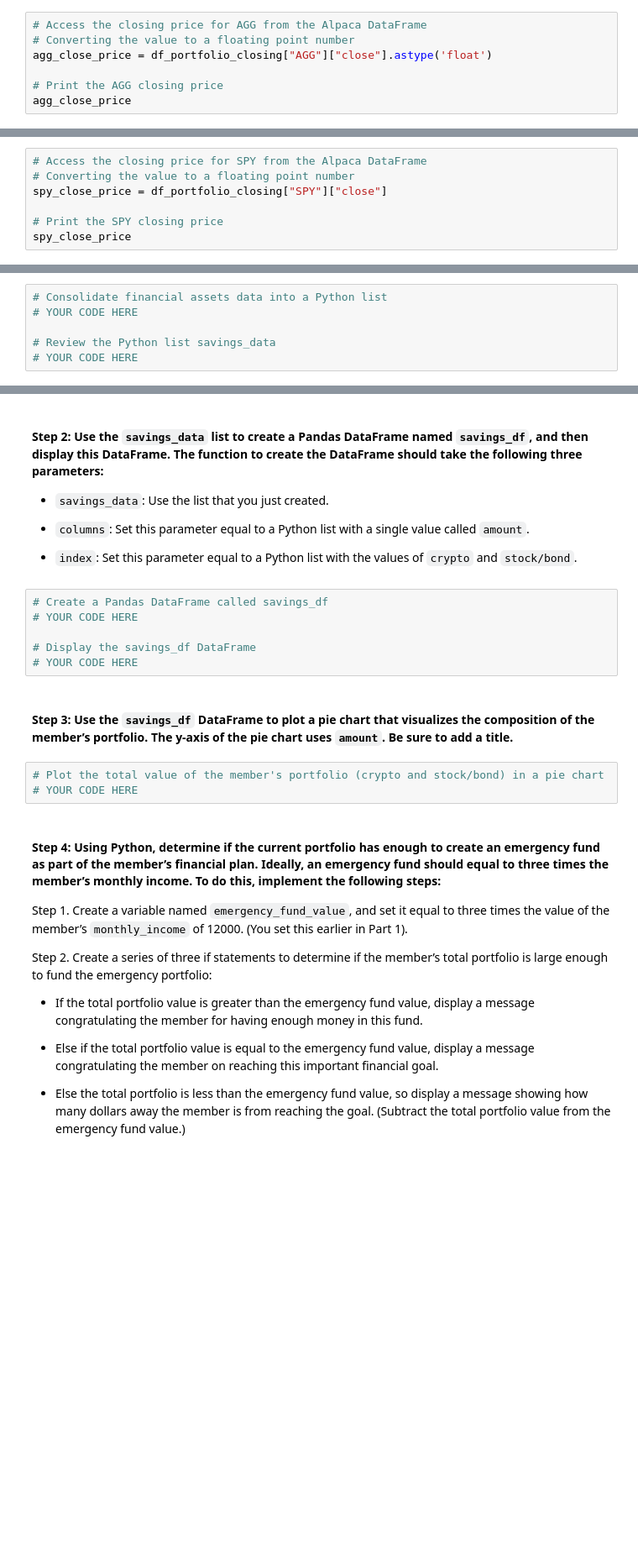
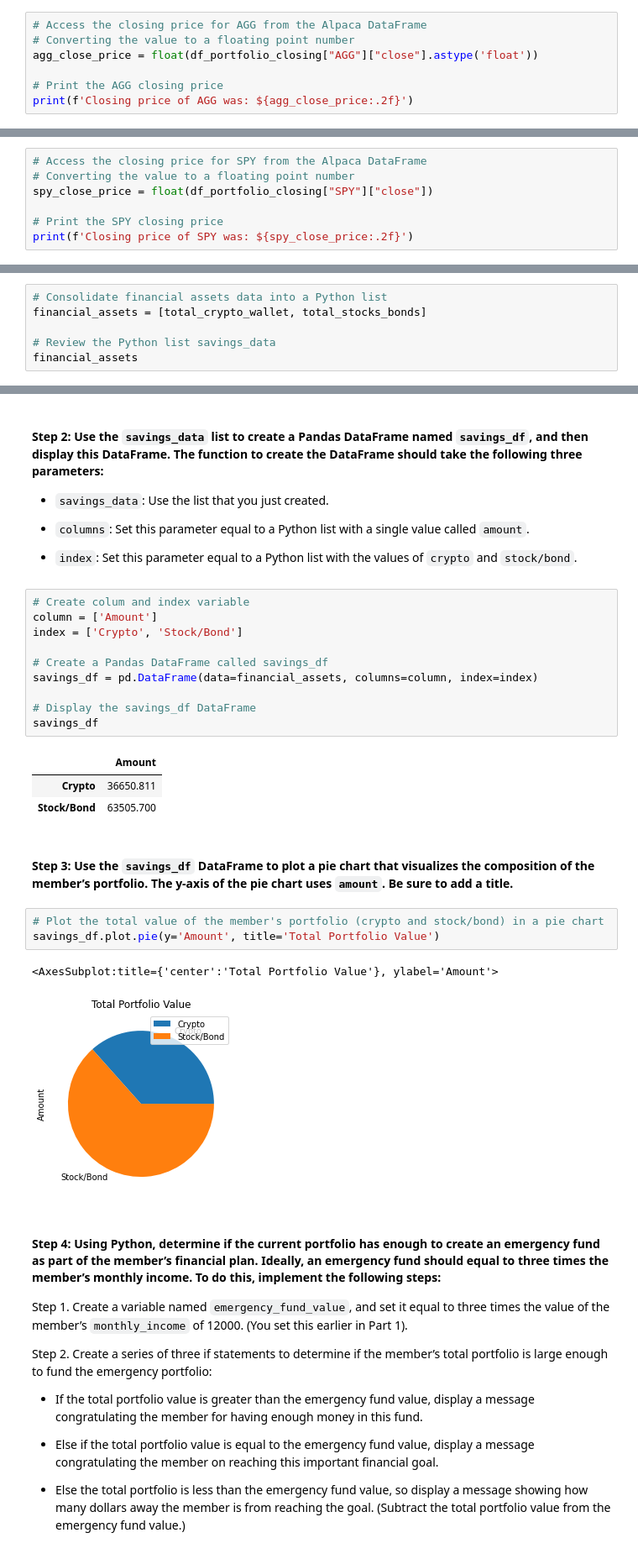
Before and after one commit to fredec96/Financial_Planner, a Jupyter notebook: financial_planning_tools.ipynb, the cells around one changed output, grey strips where cells are left out. Shown at 84% size. Saved outputs shown, nothing was run; the diff lists cells and outputs as text; blank space fills up the shorter version.

Commit message:
Done with Part 1 Financial Planner for Emergencies

```diff
--- a/financial_planning_tools.ipynb
+++ b/financial_planning_tools.ipynb
@@ -251,8 +251,8 @@ df_portfolio_closing.head(10)
 # %%
 # Access the closing price for AGG from the Alpaca DataFrame
 # Converting the value to a floating point number
-agg_close_price = df_portfolio_closing["AGG"]["close"].astype('float')
+agg_close_price = float(df_portfolio_closing["AGG"]["close"].astype('float'))
 
 # Print the AGG closing price
-agg_close_price
+print(f'Closing price of AGG was: ${agg_close_price:.2f}')
 # %% [output]
@@ -262,8 +260,8 @@ Name: close, dtype: float64
 # %%
 # Access the closing price for SPY from the Alpaca DataFrame
 # Converting the value to a floating point number
-spy_close_price = df_portfolio_closing["SPY"]["close"]
+spy_close_price = float(df_portfolio_closing["SPY"]["close"])
 
 # Print the SPY closing price
-spy_close_price
+print(f'Closing price of SPY was: ${spy_close_price:.2f}')
 # %% [output]
@@ -348,7 +335,7 @@ In this section, you’ll use the valuations for the cryptocurrency wallet and f
 #### Step 1: Create a Python list named `savings_data` that has two elements. The first element contains the total value of the cryptocurrency wallet. The second element contains the total value of the stock and bond portions of the portfolio.
 # %%
 # Consolidate financial assets data into a Python list
-# YOUR CODE HERE
+financial_assets = [total_crypto_wallet, total_stocks_bonds]
 
 # Review the Python list savings_data
-# YOUR CODE HERE
+financial_assets
@@ -360,17 +349,28 @@ In this section, you’ll use the valuations for the cryptocurrency wallet and f
 - `columns`: Set this parameter equal to a Python list with a single value called `amount`.
 
 - `index`: Set this parameter equal to a Python list with the values of `crypto` and `stock/bond`.
-# %%
-# Create a Pandas DataFrame called savings_df
-# YOUR CODE HERE
-
-# Display the savings_df DataFrame
-# YOUR CODE HERE
+# %%
+# Create colum and index variable
+column = ['Amount']
+index = ['Crypto', 'Stock/Bond']
+
+# Create a Pandas DataFrame called savings_df
+savings_df = pd.DataFrame(data=financial_assets, columns=column, index=index)
+
+# Display the savings_df DataFrame
+savings_df
+# %% [output]
+|  | Amount |
+| Crypto | 36650.811 |
+| Stock/Bond | 63505.700 |
 # %% [markdown]
 #### Step 3: Use the `savings_df` DataFrame to plot a pie chart that visualizes the composition of the member’s portfolio. The y-axis of the pie chart uses `amount`. Be sure to add a title.
 # %%
 # Plot the total value of the member's portfolio (crypto and stock/bond) in a pie chart
-# YOUR CODE HERE
+savings_df.plot.pie(y='Amount', title='Total Portfolio Value')
+# %% [output]
+<AxesSubplot:title={'center':'Total Portfolio Value'}, ylabel='Amount'>
+[figure, added]
 # %% [markdown]
 #### Step 4: Using Python, determine if the current portfolio has enough to create an emergency fund as part of the member’s financial plan. Ideally, an emergency fund should equal to three times the member’s monthly income. To do this, implement the following steps:
 
```
Also changed, not shown: parts of 17 cells of this notebook.
